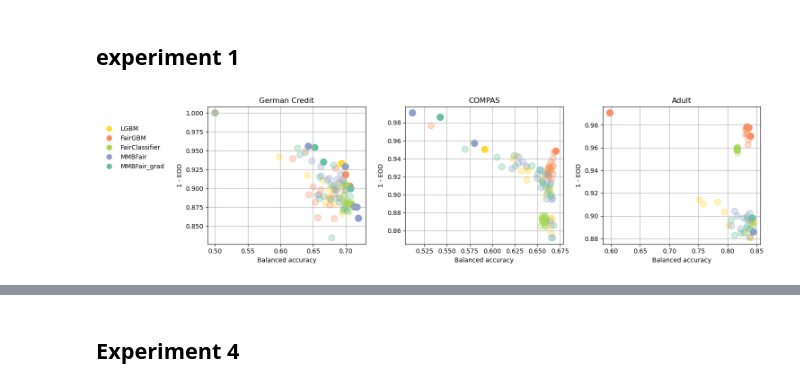
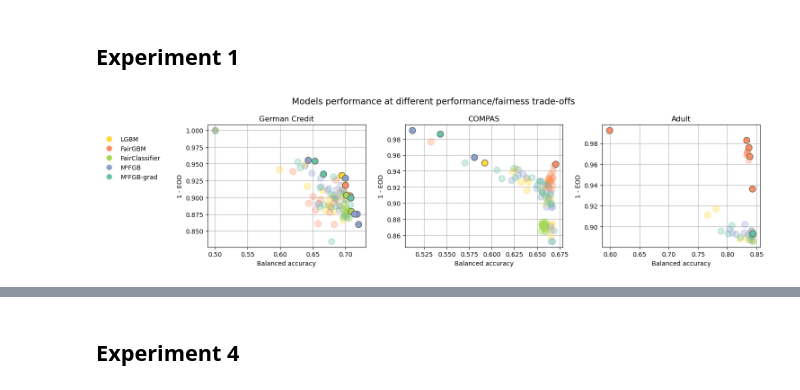
Before and after one commit to hiaac-finance/m2fgb, a Jupyter notebook: notebooks/analyze_results.ipynb, the cells around one changed output, grey strips where cells are left out. Drawn from its saved outputs; the diff is of its cells as text; code cells hidden in the pictures.

Commit message:
update on plots

```diff
--- a/notebooks/analyze_results.ipynb
+++ b/notebooks/analyze_results.ipynb
@@ -17,19 +17,19 @@ methods_color = {
     "FairClassifier" : "#a6d854",
     "MMBFair" : "#8da0cb",
     "MMBFair_grad" : "#66c2a5",
-    #"FairGBMClassifier_eod" : "#fdb462",
-    #"MMBFair_eod" : "#b3de69",
-    #"MMBFair_grad_eod" : "#fccde5"
+    "FairGBMClassifier_eod" : "#fdb462",
+    "MMBFair_eod" : "#b3de69",
+    "MMBFair_grad_eod" : "#fccde5"
 }
 methods_names = {
     "LGBMClassifier" : "LGBM",
     "FairClassifier" : "FairClassifier",
     "FairGBMClassifier" : "FairGBM",
-    "MMBFair" : "MMBFair",
-    "MMBFair_grad" : "MMBFair (grad)",
-    "FairGBMClassifier_eod" : "FairGBM (eod)",
-    "MMBFair_eod" : "MMBFair (eod)",
-    "MMBFair_grad_eod" : "MMBFair (eod) (grad)"
+    "MMBFair" : "M²FGB",
+    "MMBFair_grad" : "M²FGB-grad",
+    "FairGBMClassifier_eod" : "FairGBM (EOD)",
+    "MMBFair_eod" : "M²FGB (EOD)",
+    "MMBFair_grad_eod" : "M²FGB-grad (EOD)"
 }
 metrics_names = {
     "tpr" : "TPR",
@@ -38,5 +42,5 @@ metrics_names = {
 # %% [markdown]
-## experiment 1
+## Experiment 1
 # %%
 fig, axs = plt.subplots(nrows = 1, ncols = 3, figsize = (15, 4))
 
@@ -44,11 +48,11 @@ selected_models = ["LGBMClassifier", "FairGBMClassifier", "FairClassifier", "MMB
 alphas = [0, 0.05, 0.1, 0.2, 0.25, 0.3, 0.35, 0.4, 0.45, 0.5, 0.55, 0.6, 0.65, 0.7, 0.75, 0.8, 0.85, 0.9, 0.95, 1]
 
 handles = [
-    Line2D([0], [0], marker='o', color='w', label='LGBM', markerfacecolor=methods_color["LGBMClassifier"], markersize=10),
-    Line2D([0], [0], marker='o', color='w', label='FairGBM', markerfacecolor=methods_color["FairGBMClassifier"], markersize=10),
-    Line2D([0], [0], marker='o', color='w', label='FairClassifier', markerfacecolor=methods_color["FairClassifier"], markersize=10),
-    Line2D([0], [0], marker='o', color='w', label='MMBFair', markerfacecolor=methods_color["MMBFair"], markersize=10),
-    Line2D([0], [0], marker='o', color='w', label='MMBFair_grad', markerfacecolor=methods_color["MMBFair_grad"], markersize=10),
+    Line2D([0], [0], marker='o', color='w', label=methods_names["LGBMClassifier"], markerfacecolor=methods_color["LGBMClassifier"], markersize=10),
+    Line2D([0], [0], marker='o', color='w', label=methods_names["FairGBMClassifier"], markerfacecolor=methods_color["FairGBMClassifier"], markersize=10),
+    Line2D([0], [0], marker='o', color='w', label=methods_names["FairClassifier"], markerfacecolor=methods_color["FairClassifier"], markersize=10),
+    Line2D([0], [0], marker='o', color='w', label=methods_names["MMBFair"], markerfacecolor=methods_color["MMBFair"], markersize=10),
+    Line2D([0], [0], marker='o', color='w', label=methods_names["MMBFair_grad"], markerfacecolor=methods_color["MMBFair_grad"], markersize=10),
 ]
 
 for k, dataset in enumerate(["german", "compas", "adult"]):
@@ -74,37 +78,57 @@ for k, dataset in enumerate(["german", "compas", "adult"]):
     dominated = []
     for i, row in results.iterrows():
         is_dominated = False
         for j, row2 in results.iterrows():
             if i == j:
                 continue
             if row["bal_acc"] <= row2["bal_acc"] and row["fair"] <= row2["fair"]:
                 is_dominated = True
                 break
         dominated.append(is_dominated)
     results["dominated"] = dominated
 
     for model in selected_models:
-        df = results[results["model"] == model]
+        df_dominated = results[(results["model"] == model) & (results["dominated"] == True)]
+        df_not_dominated = results[(results["model"] == model) & (results["dominated"] == False)]
+
         axs[k].scatter(
-            df["bal_acc"],
-            df["fair"],
+            df_dominated["bal_acc"],
+            df_dominated["fair"],
             c = methods_color[model],
             label=model,
-            alpha = [0.3 if dominated else 1 for dominated in df["dominated"]],
+            alpha = 0.3,
             s = 100,
-            lw = 1.5
+            lw = 1.5,
+            zorder = 5,
+        )
+
+        axs[k].scatter(
+            df_not_dominated["bal_acc"],
+            df_not_dominated["fair"],
+            c = methods_color[model],
+            label=model,
+            alpha = 1,
+            s = 100,
+            lw = 1,
+            zorder = 10,
+            ec = "#606060",
+
         )
 
     axs[k].grid()
     axs[k].set_title(dataset_names[dataset])
     axs[k].set_xlabel("Balanced accuracy")
     axs[k].set_ylabel("1 - EOD")
     if k == 0:
         axs[k].legend(handles=handles, loc="lower left", bbox_to_anchor=(-0.7, 0.5), frameon=False)
         #axs[0].legend(loc="lower left", bbox_to_anchor=(-0.7, 0.5), frameon=False)
 
 
+
+plt.suptitle("Models performance at different performance/fairness trade-offs", fontsize=14)
+
 plt.tight_layout()
+#plt.savefig("../figs/group_experiment.pdf", dpi = 300)
 # %% [output]
-[figure, old version]
+[figure, new version]
 # %%
```
Also changed, not shown: parts of 15 cells of this notebook.
